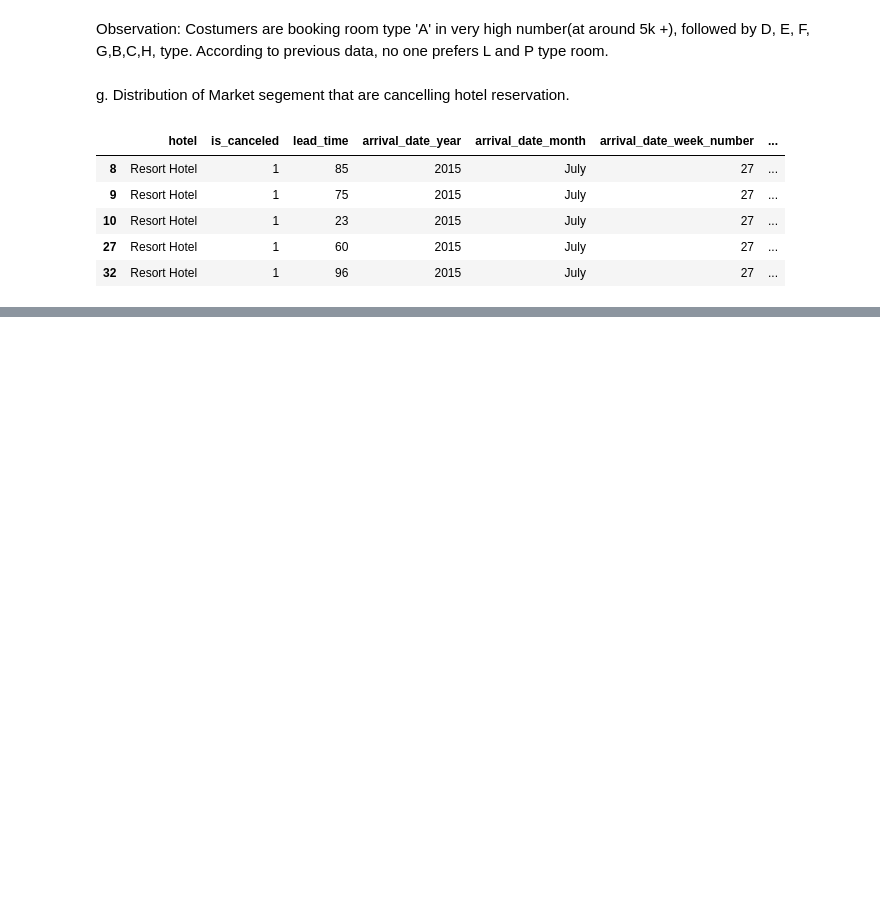
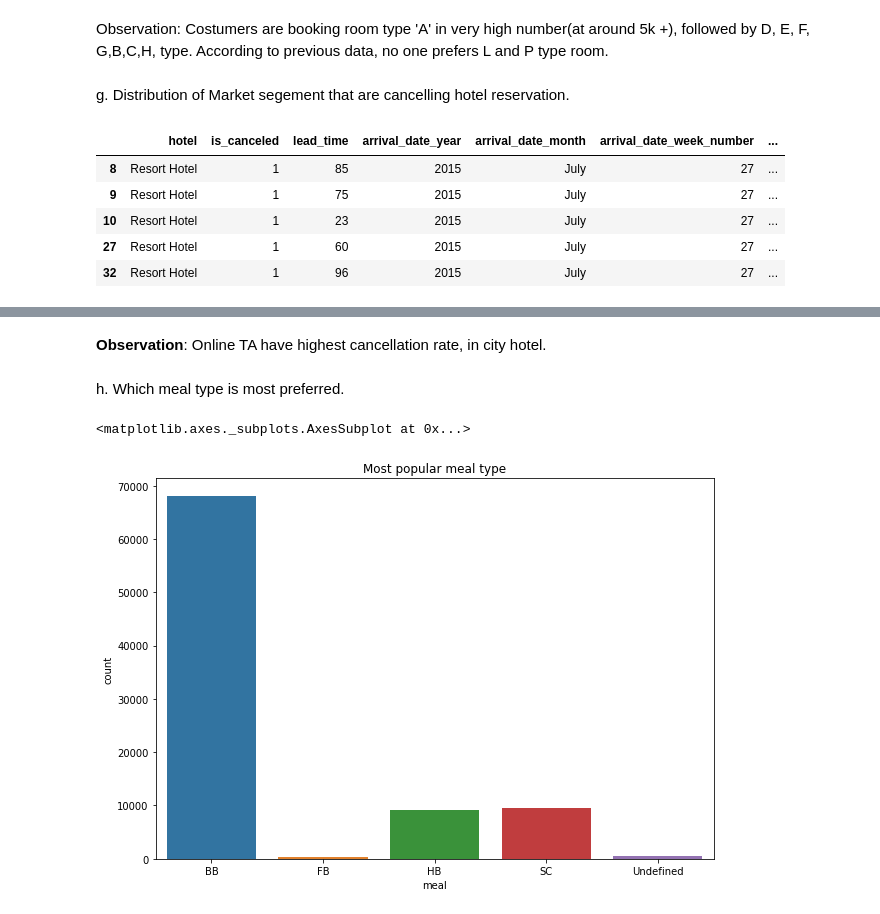
Before and after one commit to akashsinghsharma/almabetter-pythonEDA-project, a Jupyter notebook: Hotel_Booking_Analysis.ipynb, the cells around one changed output, grey strips where cells are left out. Saved outputs shown, nothing was run; the diff lists cells and outputs as text; code cells hidden in the pictures; blank space fills up the shorter version.

```diff
--- a/Hotel_Booking_Analysis.ipynb
+++ b/Hotel_Booking_Analysis.ipynb
@@ -341,0 +366,12 @@ Cancelled_df.head()
+# %% [markdown]
+**Observation**: Online TA have highest cancellation rate, in city hotel.
+# %% [markdown]
+h. Which meal type is most preferred.
+# %%
+plt.figure(figsize = (10,7))
+plt.title('Most popular meal type')
+
+sns.countplot(x = hotel_data_copy['meal'])
+# %% [output]
+<matplotlib.axes._subplots.AxesSubplot at 0x...>
+[figure, added]
```
Also changed, not shown: parts of 8 cells of this notebook.
